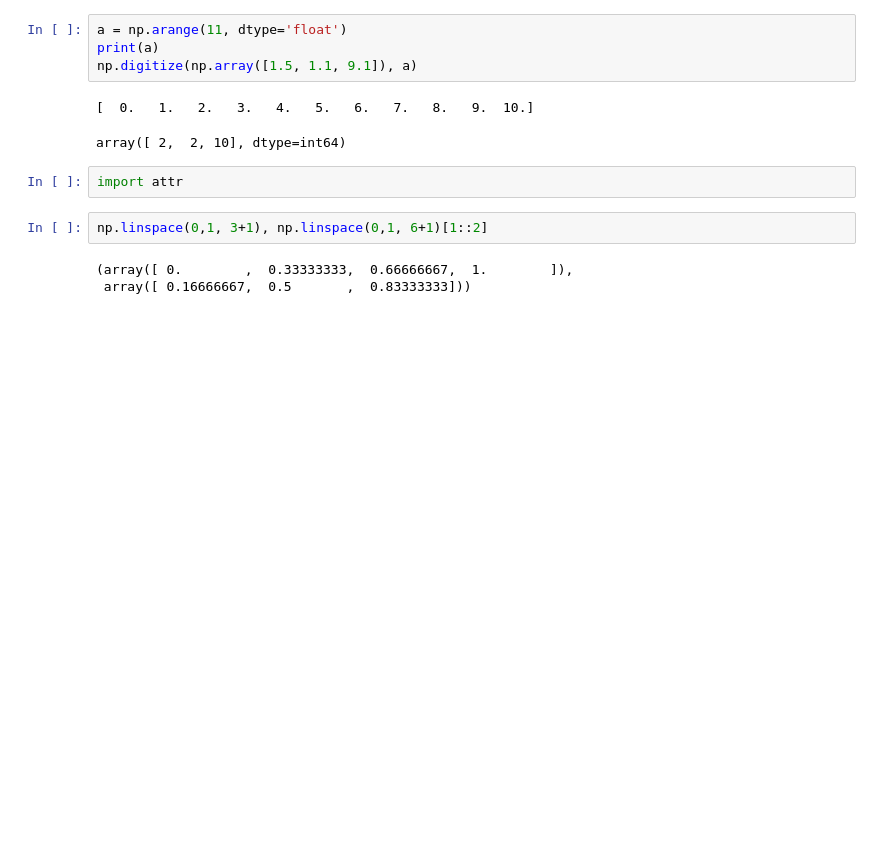
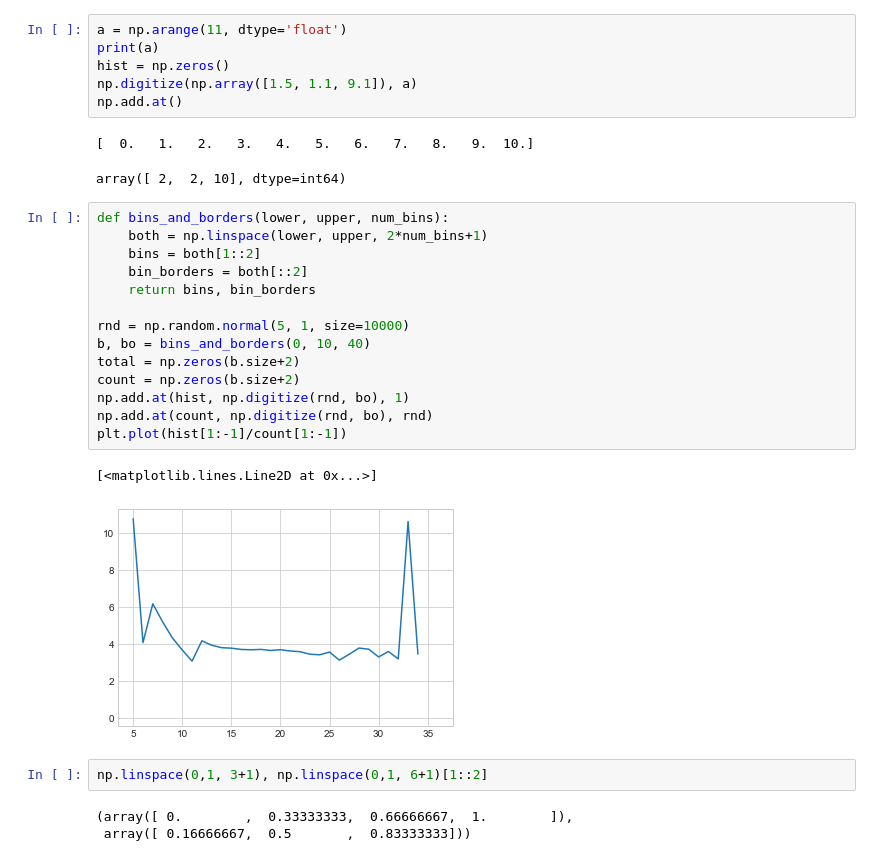
Before and after one commit to lindu88/messpy2d_unm, a Jupyter notebook: helper_calcs.ipynb, the cells around one changed output. Cells and saved outputs as stored; diff of their text form; blank space fills up the shorter version.

```diff
--- a/helper_calcs.ipynb
+++ b/helper_calcs.ipynb
@@ -42,12 +42,29 @@ plt.xlim(0, 5000)
 # %%
 a = np.arange(11, dtype='float')
 print(a)
+hist = np.zeros()
 np.digitize(np.array([1.5, 1.1, 9.1]), a)
+np.add.at()
 # %% [output]
 [  0.   1.   2.   3.   4.   5.   6.   7.   8.   9.  10.]
 array([ 2,  2, 10], dtype=int64)
-# %%
-import attr
+# %%
+def bins_and_borders(lower, upper, num_bins):
+    both = np.linspace(lower, upper, 2*num_bins+1)
+    bins = both[1::2]
+    bin_borders = both[::2]
+    return bins, bin_borders
+
+rnd = np.random.normal(5, 1, size=10000)
+b, bo = bins_and_borders(0, 10, 40)
+total = np.zeros(b.size+2)
+count = np.zeros(b.size+2)
+np.add.at(hist, np.digitize(rnd, bo), 1)
+np.add.at(count, np.digitize(rnd, bo), rnd)
+plt.plot(hist[1:-1]/count[1:-1])
+# %% [output]
+[<matplotlib.lines.Line2D at 0x...>]
+[figure, added]
 # %%
 np.linspace(0,1, 3+1), np.linspace(0,1, 6+1)[1::2]
 # %% [output]
```
Also changed, not shown: parts of 1 cell of this notebook, 10 other files.
